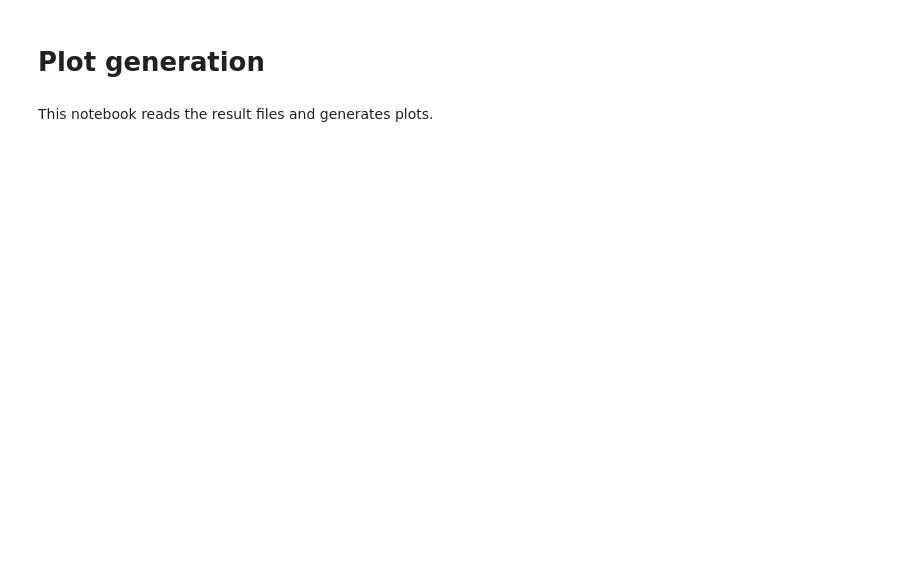
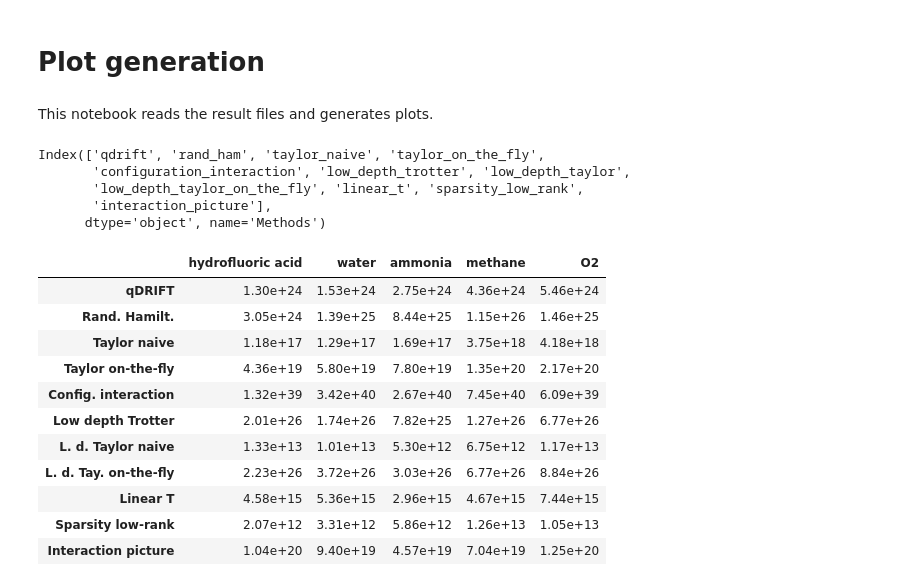
Before and after one commit to PabloAMC/TFermion, a Jupyter notebook: Plot_generation.ipynb, the cells around one changed output. Drawn from its saved outputs; the diff is of its cells as text; code cells hidden in the pictures; blank space fills up the shorter version.

```diff
--- a/Plot_generation.ipynb
+++ b/Plot_generation.ipynb
@@ -7,2 +5,33 @@ import pandas as pd
+# %%
+import pandas as pd
+import numpy as np
+
+pd.set_option('display.float_format', lambda x: "{:0.2e}".format(x))
 # %%
 df = pd.read_csv('results/results.csv', delimiter  = ',', index_col = 'Methods')
+# %%
+labels = ['qDRIFT', 'Rand. Hamilt.', "Taylor naive", "Taylor on-the-fly", "Config. interaction",
+        "Low depth Trotter", "L. d. Taylor naive", "L. d. Tay. on-the-fly", "Linear T", "Sparsity low-rank",
+        "Interaction picture"]
+print(df.index)
+df.index = labels
+#df.index.name = 'Methods'
+df
+# %% [output]
+Index(['qdrift', 'rand_ham', 'taylor_naive', 'taylor_on_the_fly',
+       'configuration_interaction', 'low_depth_trotter', 'low_depth_taylor',
+       'low_depth_taylor_on_the_fly', 'linear_t', 'sparsity_low_rank',
+       'interaction_picture'],
+      dtype='object', name='Methods')
+|  | hydrofluoric acid | water | ammonia | methane | O2 |
+| qDRIFT | 1.30e+24 | 1.53e+24 | 2.75e+24 | 4.36e+24 | 5.46e+24 |
+| Rand. Hamilt. | 3.05e+24 | 1.39e+25 | 8.44e+25 | 1.15e+26 | 1.46e+25 |
+| Taylor naive | 1.18e+17 | 1.29e+17 | 1.69e+17 | 3.75e+18 | 4.18e+18 |
+| Taylor on-the-fly | 4.36e+19 | 5.80e+19 | 7.80e+19 | 1.35e+20 | 2.17e+20 |
+| Config. interaction | 1.32e+39 | 3.42e+40 | 2.67e+40 | 7.45e+40 | 6.09e+39 |
+| Low depth Trotter | 2.01e+26 | 1.74e+26 | 7.82e+25 | 1.27e+26 | 6.77e+26 |
+| L. d. Taylor naive | 1.33e+13 | 1.01e+13 | 5.30e+12 | 6.75e+12 | 1.17e+13 |
+| L. d. Tay. on-the-fly | 2.23e+26 | 3.72e+26 | 3.03e+26 | 6.77e+26 | 8.84e+26 |
+| Linear T | 4.58e+15 | 5.36e+15 | 2.96e+15 | 4.67e+15 | 7.44e+15 |
+| Sparsity low-rank | 2.07e+12 | 3.31e+12 | 5.86e+12 | 1.26e+13 | 1.05e+13 |
+| Interaction picture | 1.04e+20 | 9.40e+19 | 4.57e+19 | 7.04e+19 | 1.25e+20 |
```
Also changed, not shown: parts of 9 cells of this notebook, 10 other files.
